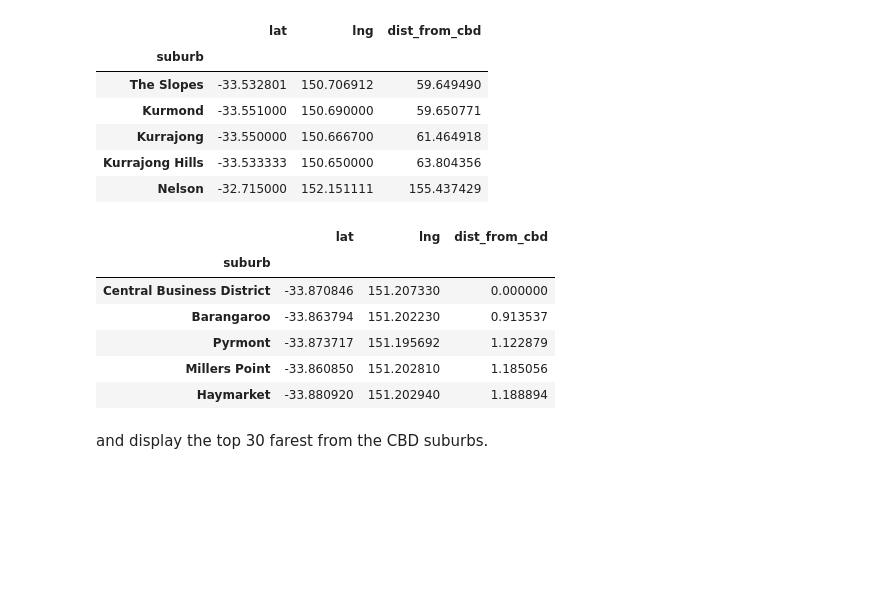
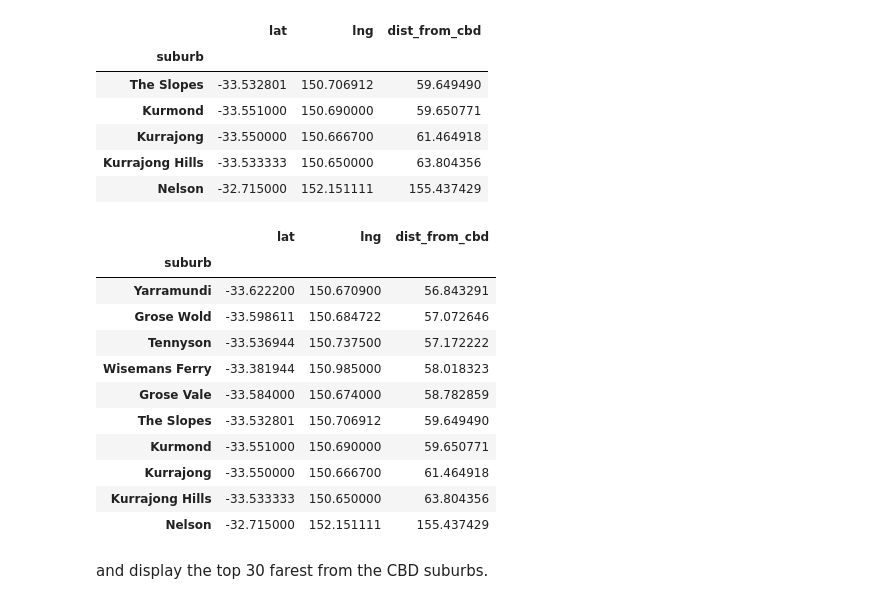
Before and after one commit to evanilukhin/Coursera_Capstone, a Jupyter notebook: Scaling offline business or where to place a new shop.ipynb, the cells around one changed output. Cells and saved outputs as stored; diff of their text form; code cells hidden in the pictures; blank space fills up the shorter version.

```diff
--- a/Scaling offline business or where to place a new shop.ipynb
+++ b/Scaling offline business or where to place a new shop.ipynb
@@ -175,16 +179,21 @@ suburbs_df.tail()
 | Kurrajong | -33.550000 | 150.666700 | 61.464918 |
 | Kurrajong Hills | -33.533333 | 150.650000 | 63.804356 |
 | Nelson | -32.715000 | 152.151111 | 155.437429 |
-# %%
-suburbs_df.head()
-# %% [output]
-|  | lat | lng | dist_from_cbd |
-| suburb |  |  |  |
-| Central Business District | -33.870846 | 151.207330 | 0.000000 |
-| Barangaroo | -33.863794 | 151.202230 | 0.913537 |
-| Pyrmont | -33.873717 | 151.195692 | 1.122879 |
-| Millers Point | -33.860850 | 151.202810 | 1.185056 |
-| Haymarket | -33.880920 | 151.202940 | 1.188894 |
+# %%
+suburbs_df.tail(10)
+# %% [output]
+|  | lat | lng | dist_from_cbd |
+| suburb |  |  |  |
+| Yarramundi | -33.622200 | 150.670900 | 56.843291 |
+| Grose Wold | -33.598611 | 150.684722 | 57.072646 |
+| Tennyson | -33.536944 | 150.737500 | 57.172222 |
+| Wisemans Ferry | -33.381944 | 150.985000 | 58.018323 |
+| Grose Vale | -33.584000 | 150.674000 | 58.782859 |
+| The Slopes | -33.532801 | 150.706912 | 59.649490 |
+| Kurmond | -33.551000 | 150.690000 | 59.650771 |
+| Kurrajong | -33.550000 | 150.666700 | 61.464918 |
+| Kurrajong Hills | -33.533333 | 150.650000 | 63.804356 |
+| Nelson | -32.715000 | 152.151111 | 155.437429 |
 # %% [markdown]
 and display the top 30 farest from the CBD suburbs.
 # %%
```
Also changed, not shown: parts of 3 cells of this notebook, 2 other files.
